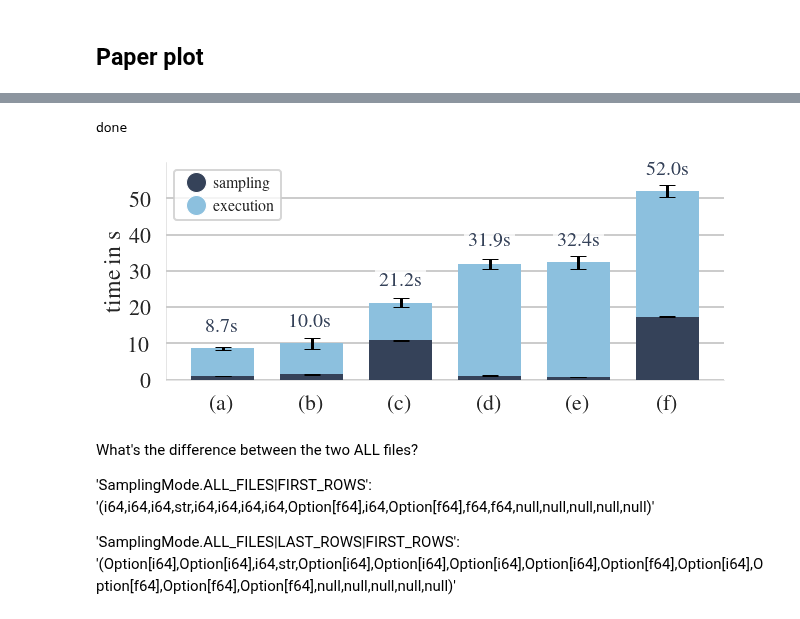
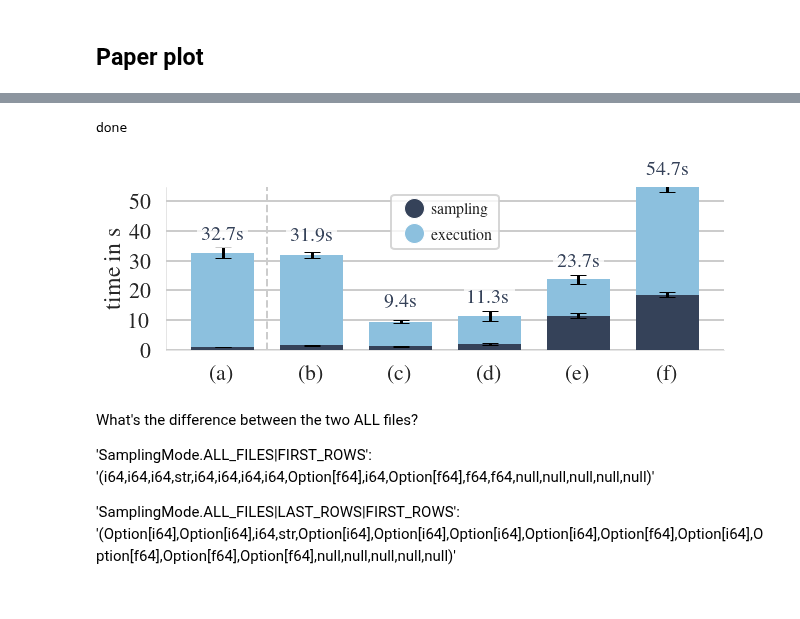
Before and after one commit to tuplex/tuplex, a Jupyter notebook: benchmarks/nextconf/hyperspecialization/flights/notebooks/02_WORKSHOP_Sampling_format.ipynb, the cells around one changed output, grey strips where cells are left out. Cells and saved outputs as stored; diff of their text form; code cells hidden in the pictures.

Commit message:
plot update

```diff
--- a/benchmarks/nextconf/hyperspecialization/flights/notebooks/02_WORKSHOP_Sampling_format.ipynb
+++ b/benchmarks/nextconf/hyperspecialization/flights/notebooks/02_WORKSHOP_Sampling_format.ipynb
@@ -323,5 +323,23 @@ schema &  null &  i64 &  f64 &  str &  Option[i64] &  Option[f64] \\
 \bottomrule
 \end{tabular}
+# %%
+# change order to first comes tuplex default, then increasing complexity in files
+def complexity(label):
+    c = 0
+    if 'ALL_FILES' in label:
+        c += 99
+    for x in label.split(','):
+        if 'FILE' in x:
+            c += 2
+        elif 'ROW' in x:
+            c += 1
+        else:
+            pass
+
+    return c
+gdf['complexity'] = gdf['sampling_mode'].apply(complexity)
+# %%
+gdf = gdf.sort_values(by='complexity')
 # %%
 # generate the table to make sure it makes sense (based on gdf)
 needles = ['FIRST_ROWS', 'LAST_ROWS', 'FIRST_FILE', 'LAST_FILE', 'ALL_FILES']
@@ -553,5 +565,5 @@ Name: (job_time_excl_sampling, std), dtype: float64
 # %%
-plt.figure(figsize=(10, 4))
+plt.figure(figsize=(10, 3))
 w=0.7
 
 sample_col = sns.color_palette()[0]
@@ -569,6 +581,8 @@ plt.bar(np.arange(len(gdf)), gdf[('job_time_excl_sampling', 'mean')], w, bottom=
 
 # plot sampling time on top of bars, b.c. they are so small
 vals = gdf[('job_time', 'mean')].values
+x_values = np.arange(len(gdf))
+y_values = gdf[('job_time', 'mean')]
 for x, y, value in zip(x_values, y_values, vals):
     t = plt.text(x, y + 6, '{:.1f}s'.format(value), va='center', fontsize=20, ha='center', color=sample_col)
     t.set_bbox(dict(facecolor='white', alpha=.8, edgecolor='none'))
@@ -576,35 +590,37 @@ for x, y, value in zip(x_values, y_values, vals):
 x_values = np.arange(len(gdf))
 y_values = gdf[('sampling_time', 'mean')]
 y_error = gdf[('sampling_time', 'std')]
 plt.errorbar(x_values, y_values,  yerr=y_error,
              fmt='o', markersize=0, capsize=8, color='k', linewidth=3)
 
 x_values = np.arange(len(gdf))
 y_values = gdf[('sampling_time', 'mean')] + gdf[('job_time_excl_sampling', 'mean')]
 y_error = gdf[('job_time_excl_sampling', 'std')]
 plt.errorbar(x_values, y_values,  yerr=y_error,
              fmt='o', markersize=0, capsize=8, color='k', linewidth=3)
 
 
 plt.ylabel('time in s')
 plt.grid(axis='x')
-plt.ylim(0, 60)
+plt.ylim(0, 55)
 plt.yticks(np.arange(0, 60, 10))
 plt.xticks(np.arange(6), ['(a)', '(b)', '(c)', '(d)', '(e)', '(f)'])
+
+plt.axvline(0.5, lw=2, linestyle='--', color=[.8]*3)
 
 # https://matplotlib.org/3.1.1/tutorials/intermediate/legend_guide.html
 hlabels=[('sampling', sample_col), ('execution', runtime_col),]
 handles = []
 for h in hlabels:
     handles.append(Line2D([0], [0], marker='o', color='w', label=h[0],
                         markerfacecolor=h[1], markersize=20))
 plt.legend(handles=handles, fontsize=16, handletextpad=0.05)
 sns.despine()
 plt.savefig('workshop_sampling.pdf', transparent=True, dpi=120, bbox_inches = 'tight', pad_inches = 0)
 print('done')
 # %% [output]
 done
-[figure, old version]
+[figure, new version]
 # %% [markdown]
 What's the difference between the two ALL files?
 
```
Also changed, not shown: parts of 17 cells of this notebook, 2 other files.
